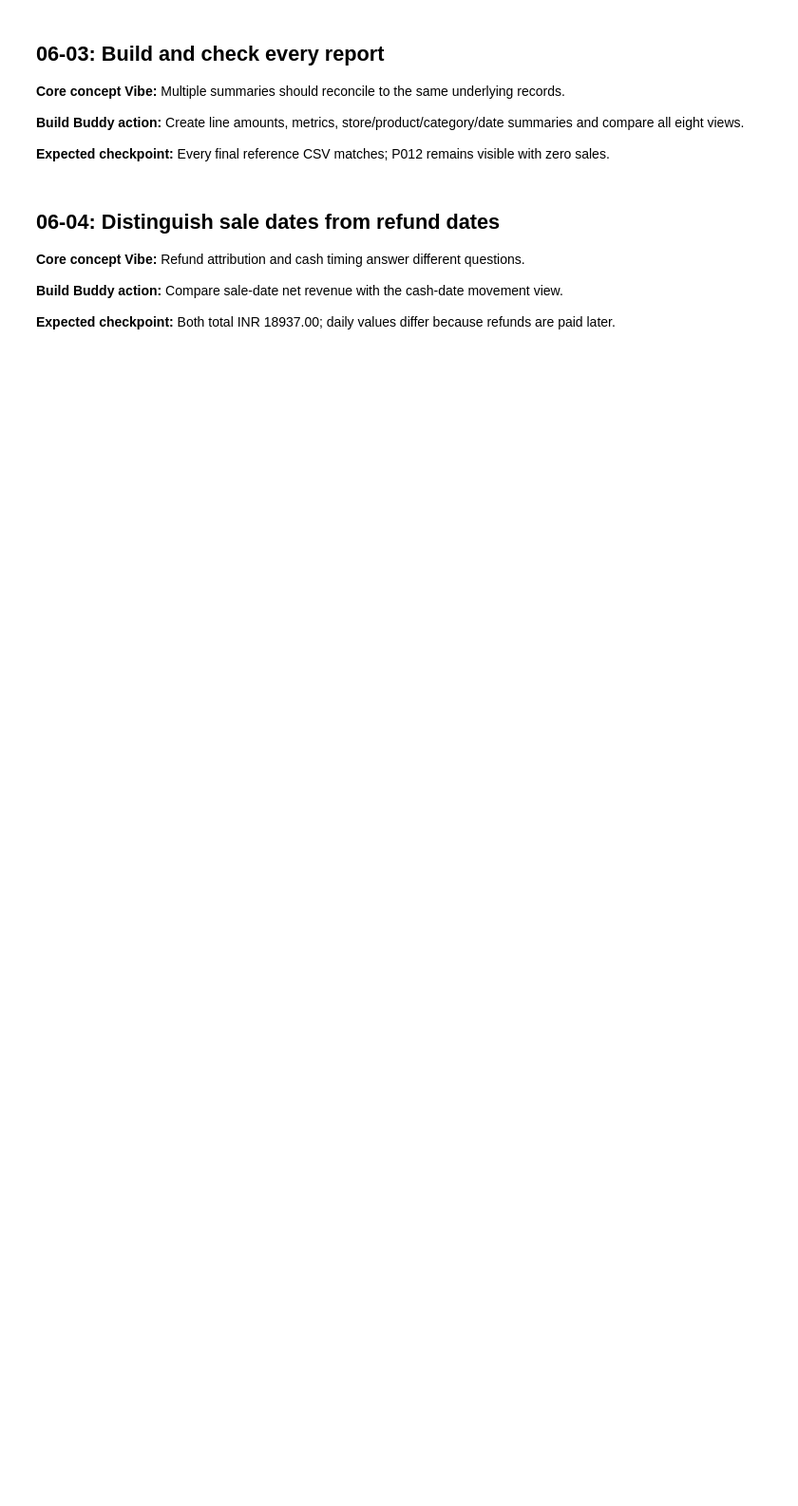
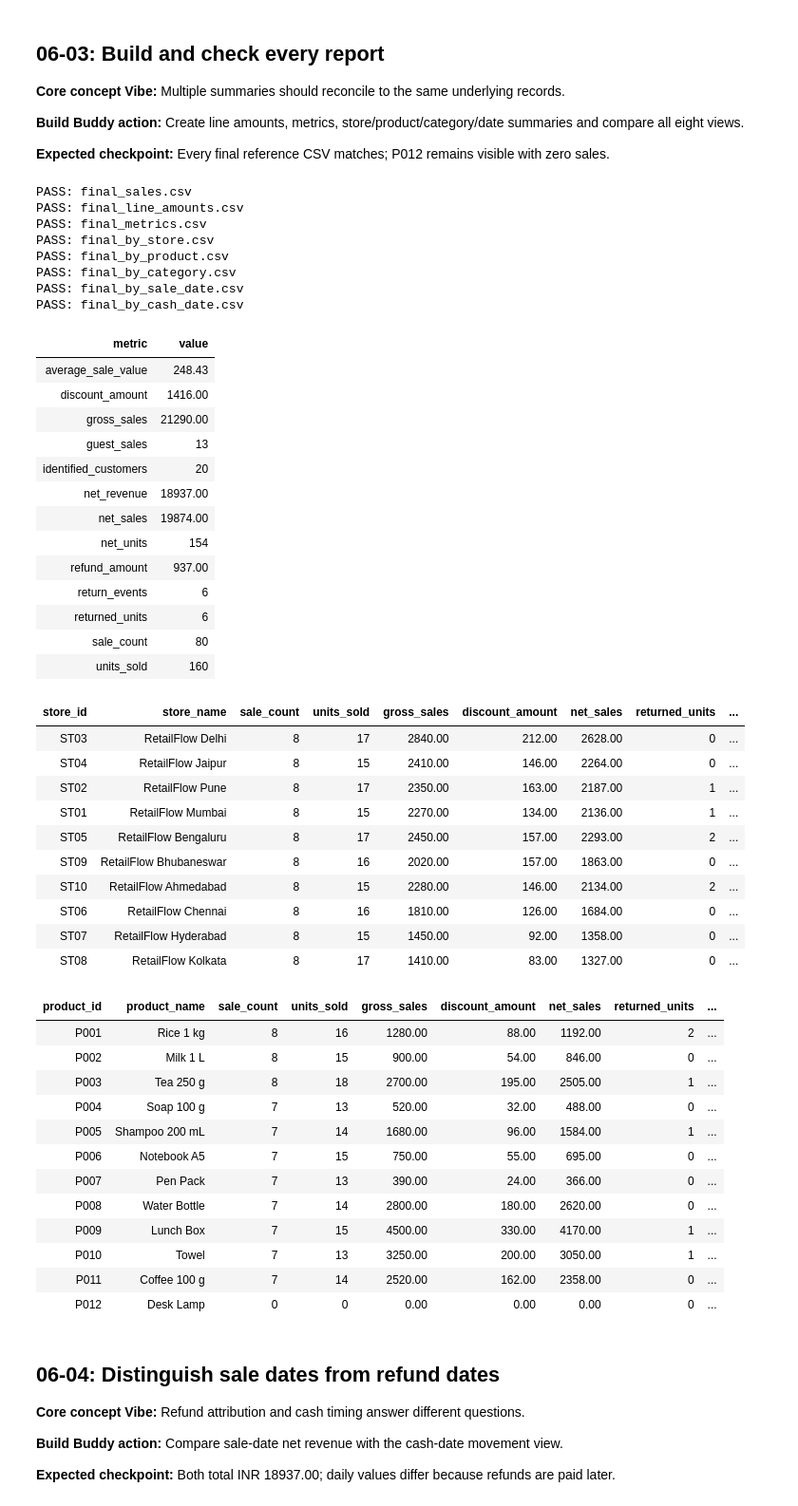
Before and after one commit to abhayrao17/retailflow-data-engineering-databricks, a Jupyter notebook: notebooks/06_final_reports_and_checks.ipynb, the cells around one changed output. Shown at 95% size. Saved outputs shown, nothing was run; the diff lists cells and outputs as text; code cells hidden in the pictures; blank space fills up the shorter version.

```diff
--- a/notebooks/06_final_reports_and_checks.ipynb
+++ b/notebooks/06_final_reports_and_checks.ipynb
@@ -22,10 +22,10 @@ Configuration and instructor utility cells are supplied so you can focus on the
 Use the same assigned names in every notebook. Each notebook defines its own variables and helpers; it does not depend on another notebook’s Python memory. Persistent tables are the handoff between notebooks.
 # %%
 # Edit these four values in EVERY notebook before running it.
-CATALOG = "your_catalog"
-SCHEMA = "your_training_schema"
-VOLUME = "your_training_volume"
-TABLE_PREFIX = "rf_yourname"
+CATALOG = "workspace"
+SCHEMA = "default"
+VOLUME = "retailflow_files"
+TABLE_PREFIX = "rf_retailflow"
 
 import re
 for name in [CATALOG, SCHEMA, VOLUME, TABLE_PREFIX]:
@@ -300,3 +303,11 @@ def report_views(sales, returns):
 # Build Buddy step 06-01
 # Create your solution here after attempting the task.
 # Keep this cell ID; it links your work to the playlist.
+stage = 'final'
+sales = spark.table(table_name('silver_sales')).select(*SALES_COLUMNS)
+assert sales.count() == 80, 'Wrong checkpoint: follow the notebook run order in README.'
+assert_expected(sales, stage + '_sales.csv', ignore_provenance=True)
+return_rows = visible_returns(stage, collected_sales(sales))
+returns = return_frame(return_rows)
+assert returns.count() == 6
+display(returns.orderBy('return_id'))
@@ -323,7 +354,61 @@ def report_views(sales, returns):
 # %%
 # Build Buddy step 06-03
 # Create your solution here after attempting the task.
 # Keep this cell ID; it links your work to the playlist.
+views = report_views(sales, returns)
+for name, frame in views.items():
+    assert_expected(frame, f'{stage}_{name}.csv', ignore_provenance=name in ['sales', 'line_amounts'])
+display(views['metrics'].orderBy('metric'))
+display(views['by_store'].orderBy(F.desc('net_revenue')))
+display(views['by_product'].orderBy('product_id'))
+assert views['by_product'].where("product_id = 'P012'").first()['units_sold'] == 0
+# %% [output]
+PASS: final_sales.csv
+PASS: final_line_amounts.csv
+PASS: final_metrics.csv
+PASS: final_by_store.csv
+PASS: final_by_product.csv
+PASS: final_by_category.csv
+PASS: final_by_sale_date.csv
+PASS: final_by_cash_date.csv
+| metric | value |
+| average_sale_value | 248.43 |
+| discount_amount | 1416.00 |
+| gross_sales | 21290.00 |
+| guest_sales | 13 |
+| identified_customers | 20 |
+| net_revenue | 18937.00 |
+| net_sales | 19874.00 |
+| net_units | 154 |
+| refund_amount | 937.00 |
+| return_events | 6 |
+| returned_units | 6 |
+| sale_count | 80 |
+| units_sold | 160 |
+| store_id | store_name | sale_count | units_sold | gross_sales | discount_amount | net_sales | returned_units | ... |
+| ST03 | RetailFlow Delhi | 8 | 17 | 2840.00 | 212.00 | 2628.00 | 0 | ... |
+| ST04 | RetailFlow Jaipur | 8 | 15 | 2410.00 | 146.00 | 2264.00 | 0 | ... |
+| ST02 | RetailFlow Pune | 8 | 17 | 2350.00 | 163.00 | 2187.00 | 1 | ... |
+| ST01 | RetailFlow Mumbai | 8 | 15 | 2270.00 | 134.00 | 2136.00 | 1 | ... |
+| ST05 | RetailFlow Bengaluru | 8 | 17 | 2450.00 | 157.00 | 2293.00 | 2 | ... |
+| ST09 | RetailFlow Bhubaneswar | 8 | 16 | 2020.00 | 157.00 | 1863.00 | 0 | ... |
+| ST10 | RetailFlow Ahmedabad | 8 | 15 | 2280.00 | 146.00 | 2134.00 | 2 | ... |
+| ST06 | RetailFlow Chennai | 8 | 16 | 1810.00 | 126.00 | 1684.00 | 0 | ... |
+| ST07 | RetailFlow Hyderabad | 8 | 15 | 1450.00 | 92.00 | 1358.00 | 0 | ... |
+| ST08 | RetailFlow Kolkata | 8 | 17 | 1410.00 | 83.00 | 1327.00 | 0 | ... |
+| product_id | product_name | sale_count | units_sold | gross_sales | discount_amount | net_sales | returned_units | ... |
+| P001 | Rice 1 kg | 8 | 16 | 1280.00 | 88.00 | 1192.00 | 2 | ... |
+| P002 | Milk 1 L | 8 | 15 | 900.00 | 54.00 | 846.00 | 0 | ... |
+| P003 | Tea 250 g | 8 | 18 | 2700.00 | 195.00 | 2505.00 | 1 | ... |
+| P004 | Soap 100 g | 7 | 13 | 520.00 | 32.00 | 488.00 | 0 | ... |
+| P005 | Shampoo 200 mL | 7 | 14 | 1680.00 | 96.00 | 1584.00 | 1 | ... |
+| P006 | Notebook A5 | 7 | 15 | 750.00 | 55.00 | 695.00 | 0 | ... |
+| P007 | Pen Pack | 7 | 13 | 390.00 | 24.00 | 366.00 | 0 | ... |
+| P008 | Water Bottle | 7 | 14 | 2800.00 | 180.00 | 2620.00 | 0 | ... |
+| P009 | Lunch Box | 7 | 15 | 4500.00 | 330.00 | 4170.00 | 1 | ... |
+| P010 | Towel | 7 | 13 | 3250.00 | 200.00 | 3050.00 | 1 | ... |
+| P011 | Coffee 100 g | 7 | 14 | 2520.00 | 162.00 | 2358.00 | 0 | ... |
+| P012 | Desk Lamp | 0 | 0 | 0.00 | 0.00 | 0.00 | 0 | ... |
 # %% [markdown]
 ## 06-04: Distinguish sale dates from refund dates
 
```
Also changed, not shown: parts of 6 cells of this notebook, 7 other files.
